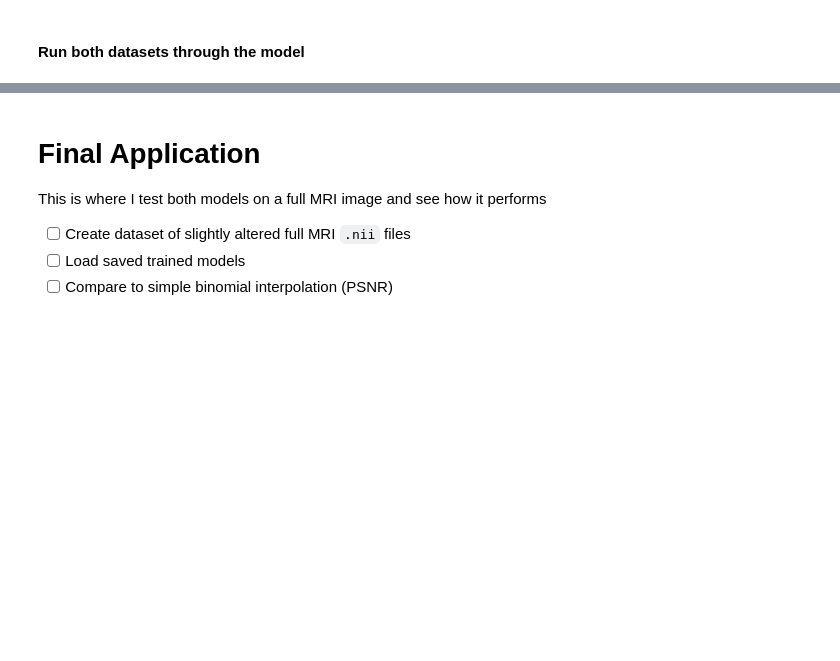
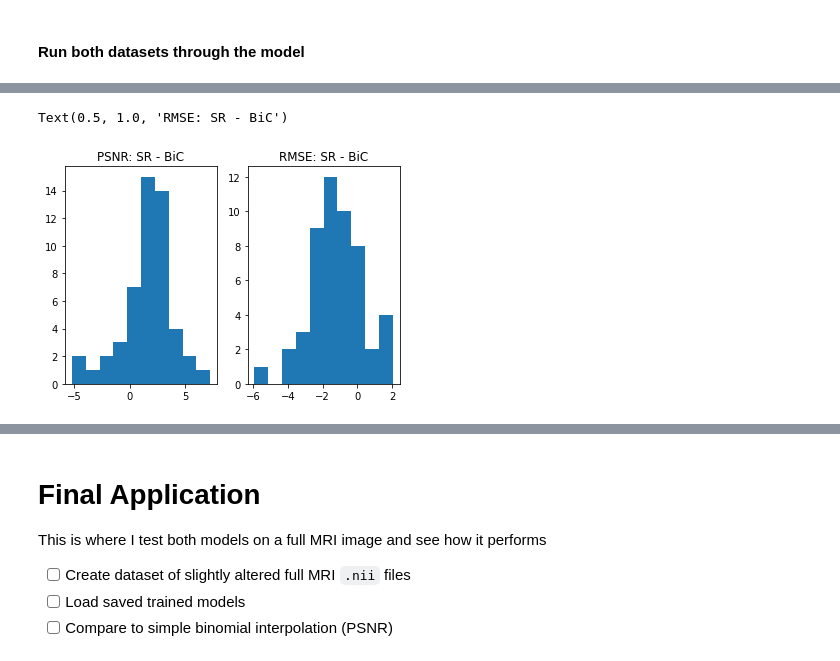
Before and after one commit to Lawreros/Super-Resolution, a Jupyter notebook: CNNIL/main.ipynb, the cells around one changed output, grey strips where cells are left out. Drawn from its saved outputs; the diff is of its cells as text; code cells hidden in the pictures; blank space fills up the shorter version.

```diff
--- a/CNNIL/main.ipynb
+++ b/CNNIL/main.ipynb
@@ -211,5 +229,5 @@ HR and LR file locations updated
 # %%
-sr_train_2 = SrGen('../data/CNNIL_nifti/Raw/','../data/CNNIL_nifti/HR_patches_2/','../data/CNNIL_nifti/LR_patches_2/')
+sr_train_2 = SrGen('../data/CNNIL_nifti/Raw/','../data/CNNIL_nifti/HR_train_2/','../data/CNNIL_nifti/LR_train_2/')
 temp = sr_train_2.get_template()
 temp['out_type'] = 'nii'
 temp['resolution'] = [1,1,2]
@@ -222,6 +240,6 @@ temp['patch'] = [1,7,14] #[x,y,z] when looking at the brain from the top down
 temp['step'] = [2,20,20]
 sr_train_2.set_template(temp)
 
-# sr_train_2.run(clear=True, save=True)
-sr_train_2.match_altered(update=True, paths=False, sort=False)
+sr_train_2.run(clear=True, save=True)
+#sr_train_2.match_altered(update=True, paths=False, sort=False)
 # %% [output]
@@ -264,8 +300,12 @@ params = {'batch_size': 128,
         'shuffle': True,
         'num_workers': 3}
 
-training_set = Dataset(sr_train_2, axs = 'h')
-training_generator = torch.utils.data.DataLoader(training_set, **params)
+training_set_1 = Dataset(sr_train_1, axs = 'hw')
+training_generator_1 = torch.utils.data.DataLoader(training_set_1, **params)
+
+
+training_set_2 = Dataset(sr_train_2, axs = 'h')
+training_generator_2 = torch.utils.data.DataLoader(training_set_2, **params)
 # %% [markdown]
 # Training Loop
 # %%
@@ -318,7 +401,7 @@ ax.plot([x for x in range(len(mean_loss))],mean_loss)
 ## Testing Model
 # %%
 # Generate testing data for both axes
-sr_test_1 = SrGen('../data/CNNIL_nifti/Raw/','../data/CNNIL_nifti/HR_patches_ax/','../data/CNNIL_nifti/LR_patches_ax/')
+sr_test_1 = SrGen('../data/CNNIL_nifti/Raw_test/','../data/CNNIL_nifti/HR_test_1/','../data/CNNIL_nifti/LR_test_1/')
 
 temp = sr_test_1.get_template()
 temp['out_type'] = 'nii'
@@ -331,11 +414,11 @@ temp['patch'] = [14,14,1] #[x,y,z] when looking at the brain from the top down
 temp['step'] = [10,10,2]
 sr_test_1.set_template(temp)
 
-# sr_train.run(clear=True, save=True)
-sr_test_1.match_altered(update=True, paths=False, sort=False)
+sr_test_1.run(clear=True, save=True)
+#sr_test_1.match_altered(update=True, paths=False, sort=False)
 
 
-sr_test_2 = SrGen('../data/CNNIL_nifti/Raw/','../data/CNNIL_nifti/HR_patches_2/','../data/CNNIL_nifti/LR_patches_2/')
+sr_test_2 = SrGen('../data/CNNIL_nifti/Raw_test/','../data/CNNIL_nifti/HR_test_2/','../data/CNNIL_nifti/LR_test_2/')
 temp = sr_test_2.get_template()
 temp['out_type'] = 'nii'
 temp['resolution'] = [1,1,2]
@@ -348,5 +431,5 @@ temp['patch'] = [1,7,14] #[x,y,z] when looking at the brain from the top down
 temp['step'] = [2,20,20]
 sr_test_2.set_template(temp)
 
-# sr_train_2.run(clear=True, save=True)
-sr_test_2.match_altered(update=True, paths=False, sort=False)
+sr_test_2.run(clear=True, save=True)
+#sr_test_2.match_altered(update=True, paths=False, sort=False)
@@ -353,3 +475,14 @@ sr_test_2.match_altered(update=True, paths=False, sort=False)
+# %%
+params_t = {'batch_size': 1,
+        'shuffle': False,
+        'num_workers': 3}
+
+testing_set_1 = Dataset(sr_test_1, axs = 'hw')
+testing_generator_1 = torch.utils.data.DataLoader(testing_set_1, **params_t)
+
+
+testing_set_2 = Dataset(sr_train_2, axs = 'h')
+testing_generator_2 = torch.utils.data.DataLoader(testing_set_2, **params_t)
 # %% [markdown]
 #### Run both datasets through the model
 # %%
@@ -402 +528,11 @@ with torch.no_grad():
+# %%
+# Sanity check, plot a histogram of how well the SR image performed compared to the Bicubic comparison
+fig, axs = plt.subplots(1, 2)
+axs[0].hist([float(x) for x in comp['psnr'][0:-1:300]], bins=10)
+axs[0].set_title('PSNR: SR - BiC')
+axs[1].hist([float(x) for x in comp['rmse'][0:-1:300]], bins=10)
+axs[1].set_title('RMSE: SR - BiC')
+# %% [output]
+Text(0.5, 1.0, 'RMSE: SR - BiC')
+[figure, added]
 # %%
```
Also changed, not shown: parts of 11 cells of this notebook.
